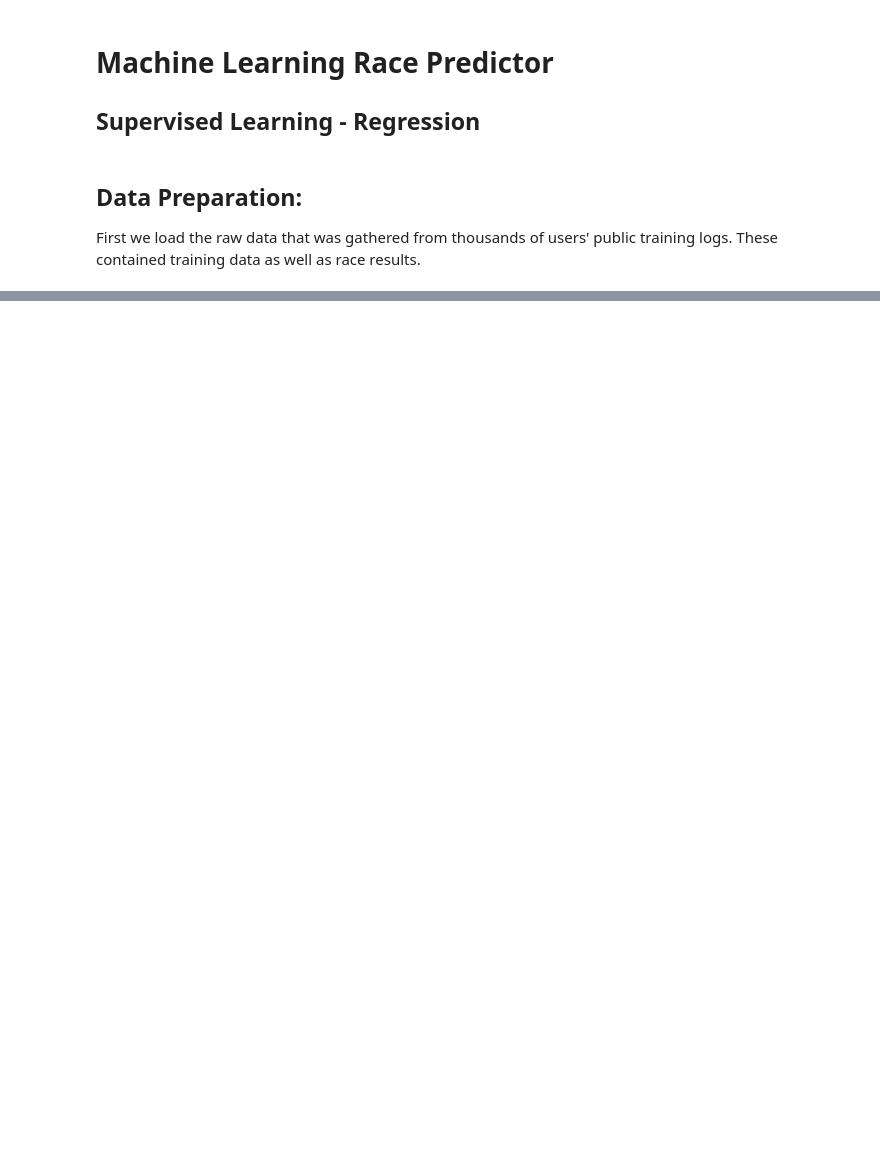
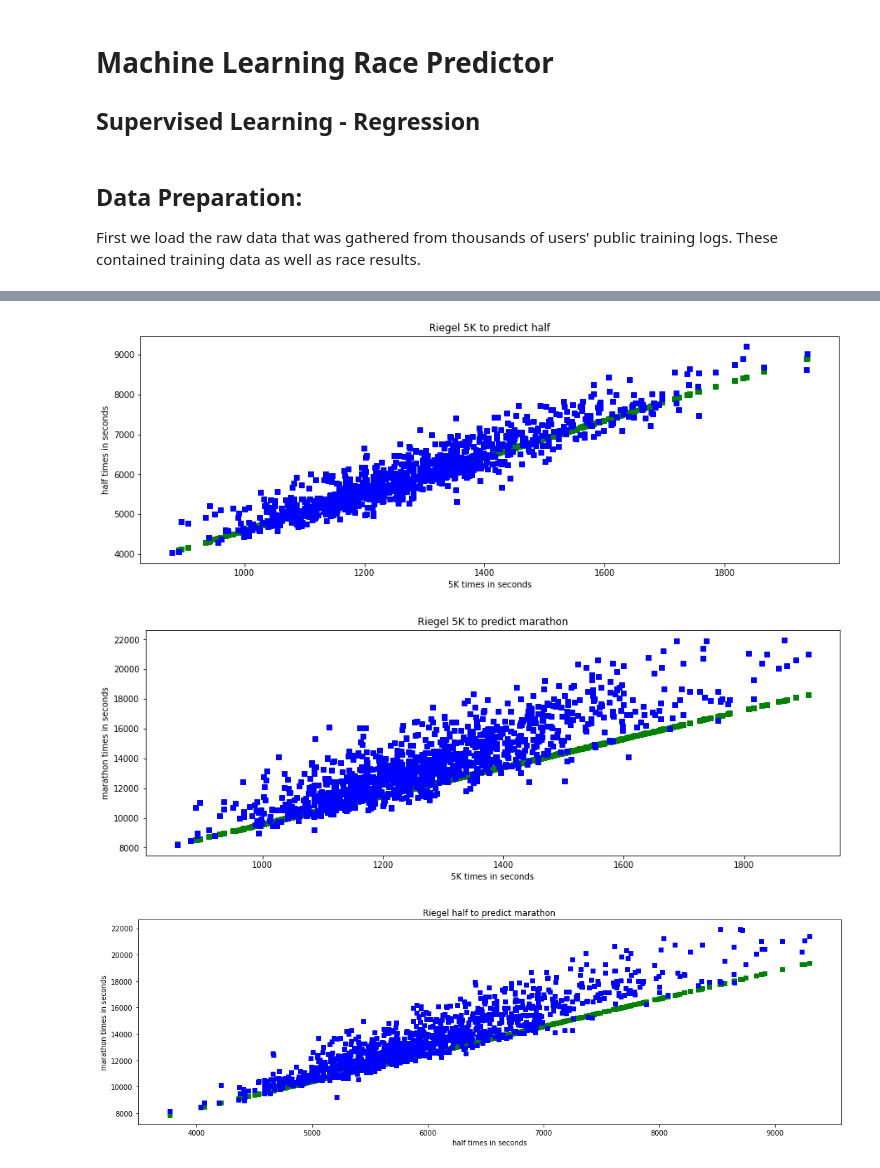
Before and after one commit to dbilenkin/machine-learning, a Jupyter notebook: MLRacePredictor/MLRacePredictor.ipynb, the cells around one changed output, grey strips where cells are left out. Saved outputs shown, nothing was run; the diff lists cells and outputs as text; code cells hidden in the pictures; blank space fills up the shorter version.

```diff
--- a/MLRacePredictor/MLRacePredictor.ipynb
+++ b/MLRacePredictor/MLRacePredictor.ipynb
@@ -656,0 +198,7 @@ best r2:  0.902689813845
+# %%
+# Split the data into features and target label
+y = {}
+x = {}
+for race in data:
+    y[race] = data[race][race]
+    x[race] = data[race].drop(race, axis = 1)
@@ -656,0 +350,28 @@ best r2:  0.902689813845
+# %%
+import numpy as np
+import matplotlib.pyplot as plt
+
+plt.figure(figsize=(15,5))
+plt.xlabel('5K times in seconds')
+plt.ylabel('half times in seconds')
+plt.title('Riegel 5K to predict half')
+plt.plot(x['half']['5K'], riegel_half, 'gs', x['half']['5K'], y['half'], 'bs')
+
+plt.figure(figsize=(15,5))
+plt.xlabel('5K times in seconds')
+plt.ylabel('marathon times in seconds')
+plt.title('Riegel 5K to predict marathon')
+plt.plot(x['marathon']['5K'], riegel_marathon_5K, 'gs', x['marathon']['5K'], y['marathon'], 'bs')
+
+plt.figure(figsize=(15,5))
+plt.xlabel('half times in seconds')
+plt.ylabel('marathon times in seconds')
+plt.title('Riegel half to predict marathon')
+plt.plot(x['marathon']['half'], riegel_marathon_half, 'gs', x['marathon']['half'], y['marathon'], 'bs')
+
+plt.tight_layout()
+plt.show()
+# %% [output]
+[figure, added]
+[figure, added]
+[figure, added]
```
Also changed, not shown: parts of 34 cells of this notebook, 18 other files.
